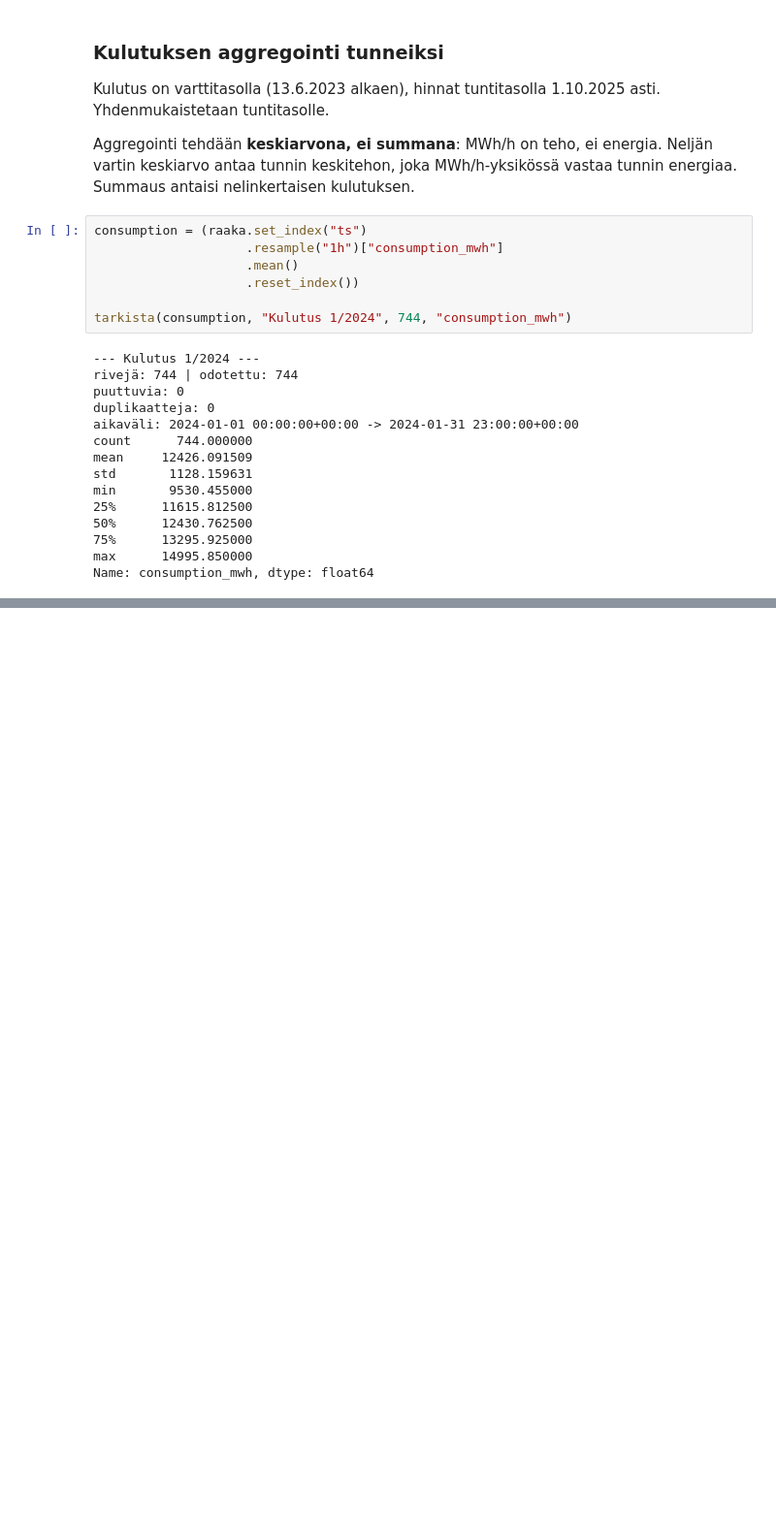
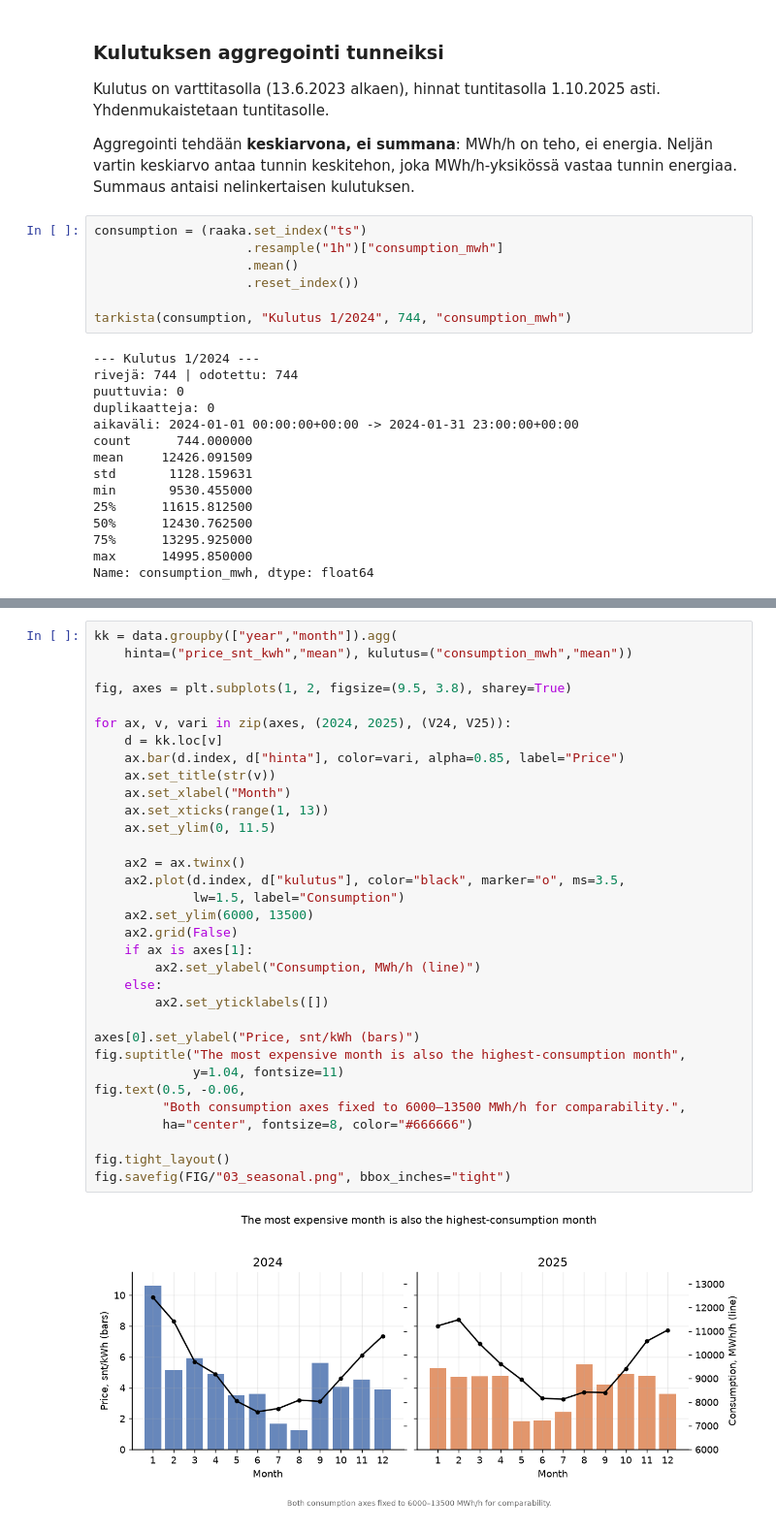
Before and after one commit to AleksanteriLohja/electricity-cost-root-cause-analysis, a Jupyter notebook: notebooks/analysis.ipynb, the cells around one changed output, grey strips where cells are left out. Shown at 97% size. Drawn from its saved outputs; the diff is of its cells as text; blank space fills up the shorter version.

```diff
--- a/notebooks/analysis.ipynb
+++ b/notebooks/analysis.ipynb
@@ -150,0 +584,35 @@ Name: consumption_mwh, dtype: float64
+# %%
+kk = data.groupby(["year","month"]).agg(
+    hinta=("price_snt_kwh","mean"), kulutus=("consumption_mwh","mean"))
+
+fig, axes = plt.subplots(1, 2, figsize=(9.5, 3.8), sharey=True)
+
+for ax, v, vari in zip(axes, (2024, 2025), (V24, V25)):
+    d = kk.loc[v]
+    ax.bar(d.index, d["hinta"], color=vari, alpha=0.85, label="Price")
+    ax.set_title(str(v))
+    ax.set_xlabel("Month")
+    ax.set_xticks(range(1, 13))
+    ax.set_ylim(0, 11.5)
+
+    ax2 = ax.twinx()
+    ax2.plot(d.index, d["kulutus"], color="black", marker="o", ms=3.5,
+             lw=1.5, label="Consumption")
+    ax2.set_ylim(6000, 13500)
+    ax2.grid(False)
+    if ax is axes[1]:
+        ax2.set_ylabel("Consumption, MWh/h (line)")
+    else:
+        ax2.set_yticklabels([])
+
+axes[0].set_ylabel("Price, snt/kWh (bars)")
+fig.suptitle("The most expensive month is also the highest-consumption month",
+             y=1.04, fontsize=11)
+fig.text(0.5, -0.06,
+         "Both consumption axes fixed to 6000–13500 MWh/h for comparability.",
+         ha="center", fontsize=8, color="#666666")
+
+fig.tight_layout()
+fig.savefig(FIG/"03_seasonal.png", bbox_inches="tight")
+# %% [output]
+[figure, added]
```
Also changed, not shown: parts of 23 cells of this notebook, 6 other files.
